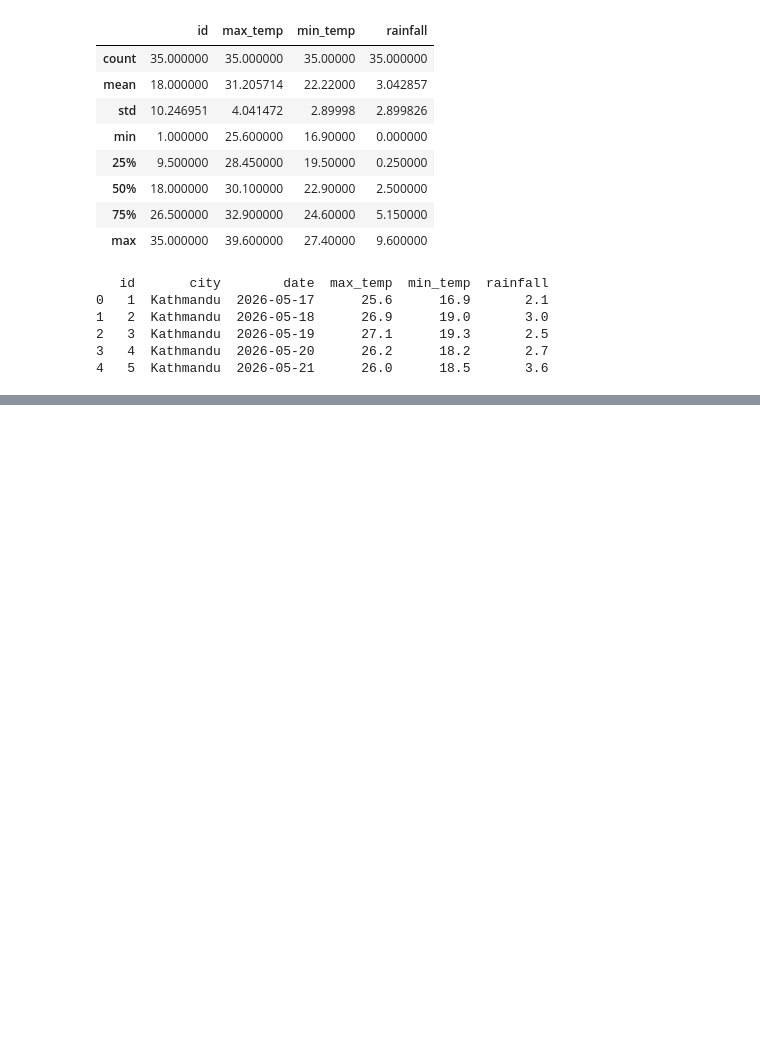
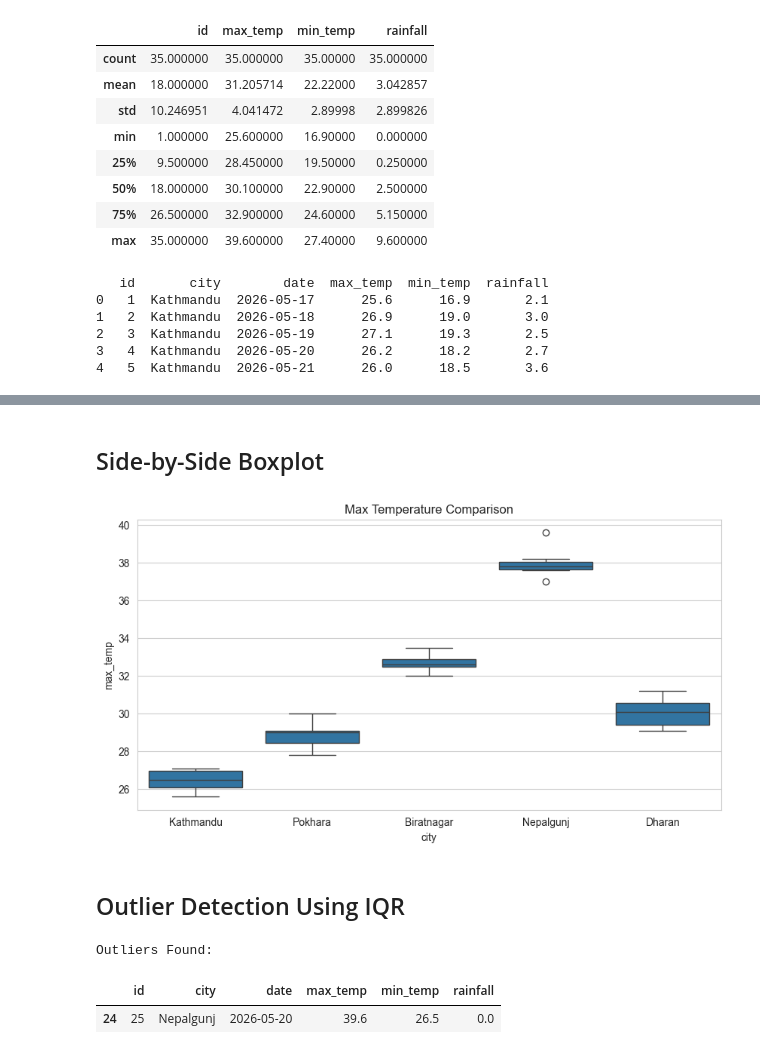
Before and after one commit to MaharjanSumit-59/AI_Data_Internship, a Jupyter notebook: week_5(EDA_Data_Analysis)/Task_2/task2.ipynb, the cells around one changed output, grey strips where cells are left out. Drawn from its saved outputs; the diff is of its cells as text; code cells hidden in the pictures; blank space fills up the shorter version.

```diff
--- a/week_5(EDA_Data_Analysis)/Task_2/task2.ipynb
+++ b/week_5(EDA_Data_Analysis)/Task_2/task2.ipynb
@@ -227,0 +293,43 @@ print(df.head())
+# %% [markdown]
+## Side-by-Side Boxplot
+# %%
+plt.figure(figsize=(10,5))
+
+sns.boxplot(
+    x="city",
+    y="max_temp",
+    data=df
+)
+
+plt.title("Max Temperature Comparison")
+
+plt.savefig("charts/max_temp_boxplot.png")
+
+plt.show()
+# %% [output]
+[figure, added]
+# %% [markdown]
+## Outlier Detection Using IQR
+# %%
+Q1 = df["max_temp"].quantile(0.25)
+
+Q3 = df["max_temp"].quantile(0.75)
+
+IQR = Q3 - Q1
+
+lower_bound = Q1 - 1.5 * IQR
+
+upper_bound = Q3 + 1.5 * IQR
+
+outliers = df[
+    (df["max_temp"] < lower_bound) |
+    (df["max_temp"] > upper_bound)
+]
+
+print("Outliers Found:")
+
+outliers
+# %% [output]
+Outliers Found:
+|  | id | city | date | max_temp | min_temp | rainfall |
+| 24 | 25 | Nepalgunj | 2026-05-20 | 39.6 | 26.5 | 0.0 |
```
Also changed, not shown: parts of 18 cells of this notebook, 6 other files.
